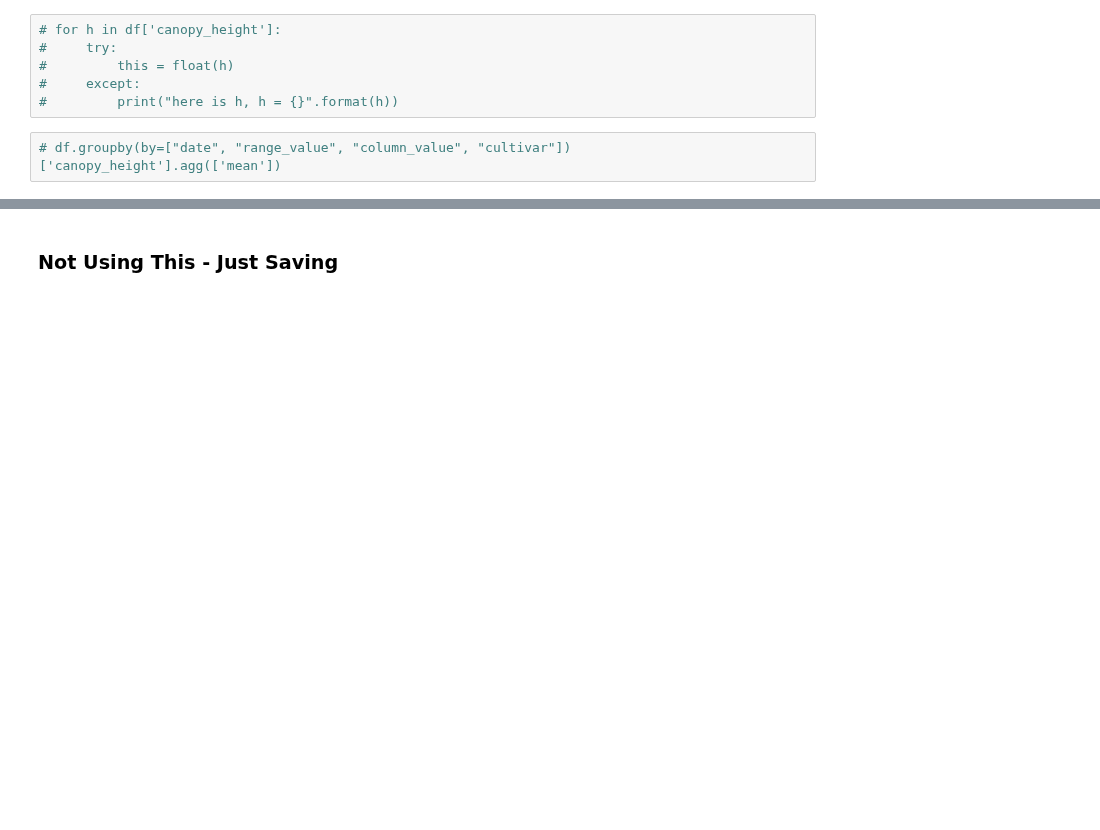
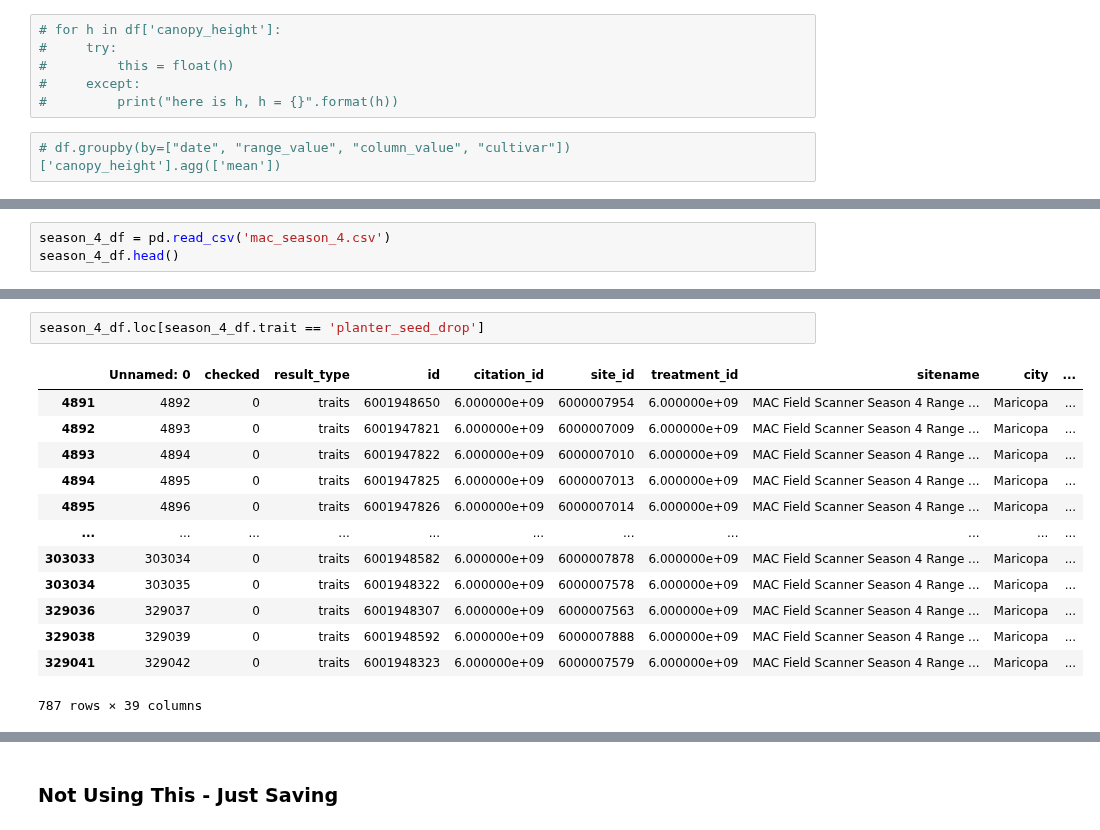
Before and after one commit to genophenoenvo/terraref-datasets, a Jupyter notebook: notebooks/season_4_pheno_table_2.ipynb, the cells around one changed output, grey strips where cells are left out. Saved outputs shown, nothing was run; the diff lists cells and outputs as text; blank space fills up the shorter version.

```diff
--- a/notebooks/season_4_pheno_table_2.ipynb
+++ b/notebooks/season_4_pheno_table_2.ipynb
@@ -874,0 +890,3 @@ df.head()
+# %%
+season_4_df = pd.read_csv('mac_season_4.csv')
+season_4_df.head()
@@ -874,0 +901,16 @@ df.head()
+# %%
+season_4_df.loc[season_4_df.trait == 'planter_seed_drop']
+# %% [output]
+|  | Unnamed: 0 | checked | result_type | id | citation_id | site_id | treatment_id | sitename | city | ... |
+| 4891 | 4892 | 0 | traits | 6001948650 | 6.000000e+09 | 6000007954 | 6.000000e+09 | MAC Field Scanner Season 4 Range ... | Maricopa | ... |
+| 4892 | 4893 | 0 | traits | 6001947821 | 6.000000e+09 | 6000007009 | 6.000000e+09 | MAC Field Scanner Season 4 Range ... | Maricopa | ... |
+| 4893 | 4894 | 0 | traits | 6001947822 | 6.000000e+09 | 6000007010 | 6.000000e+09 | MAC Field Scanner Season 4 Range ... | Maricopa | ... |
+| 4894 | 4895 | 0 | traits | 6001947825 | 6.000000e+09 | 6000007013 | 6.000000e+09 | MAC Field Scanner Season 4 Range ... | Maricopa | ... |
+| 4895 | 4896 | 0 | traits | 6001947826 | 6.000000e+09 | 6000007014 | 6.000000e+09 | MAC Field Scanner Season 4 Range ... | Maricopa | ... |
+| ... | ... | ... | ... | ... | ... | ... | ... | ... | ... | ... |
+| 303033 | 303034 | 0 | traits | 6001948582 | 6.000000e+09 | 6000007878 | 6.000000e+09 | MAC Field Scanner Season 4 Range ... | Maricopa | ... |
+| 303034 | 303035 | 0 | traits | 6001948322 | 6.000000e+09 | 6000007578 | 6.000000e+09 | MAC Field Scanner Season 4 Range ... | Maricopa | ... |
+| 329036 | 329037 | 0 | traits | 6001948307 | 6.000000e+09 | 6000007563 | 6.000000e+09 | MAC Field Scanner Season 4 Range ... | Maricopa | ... |
+| 329038 | 329039 | 0 | traits | 6001948592 | 6.000000e+09 | 6000007888 | 6.000000e+09 | MAC Field Scanner Season 4 Range ... | Maricopa | ... |
+| 329041 | 329042 | 0 | traits | 6001948323 | 6.000000e+09 | 6000007579 | 6.000000e+09 | MAC Field Scanner Season 4 Range ... | Maricopa | ... |
+787 rows × 39 columns
```
Also changed, not shown: parts of 9 cells of this notebook.
